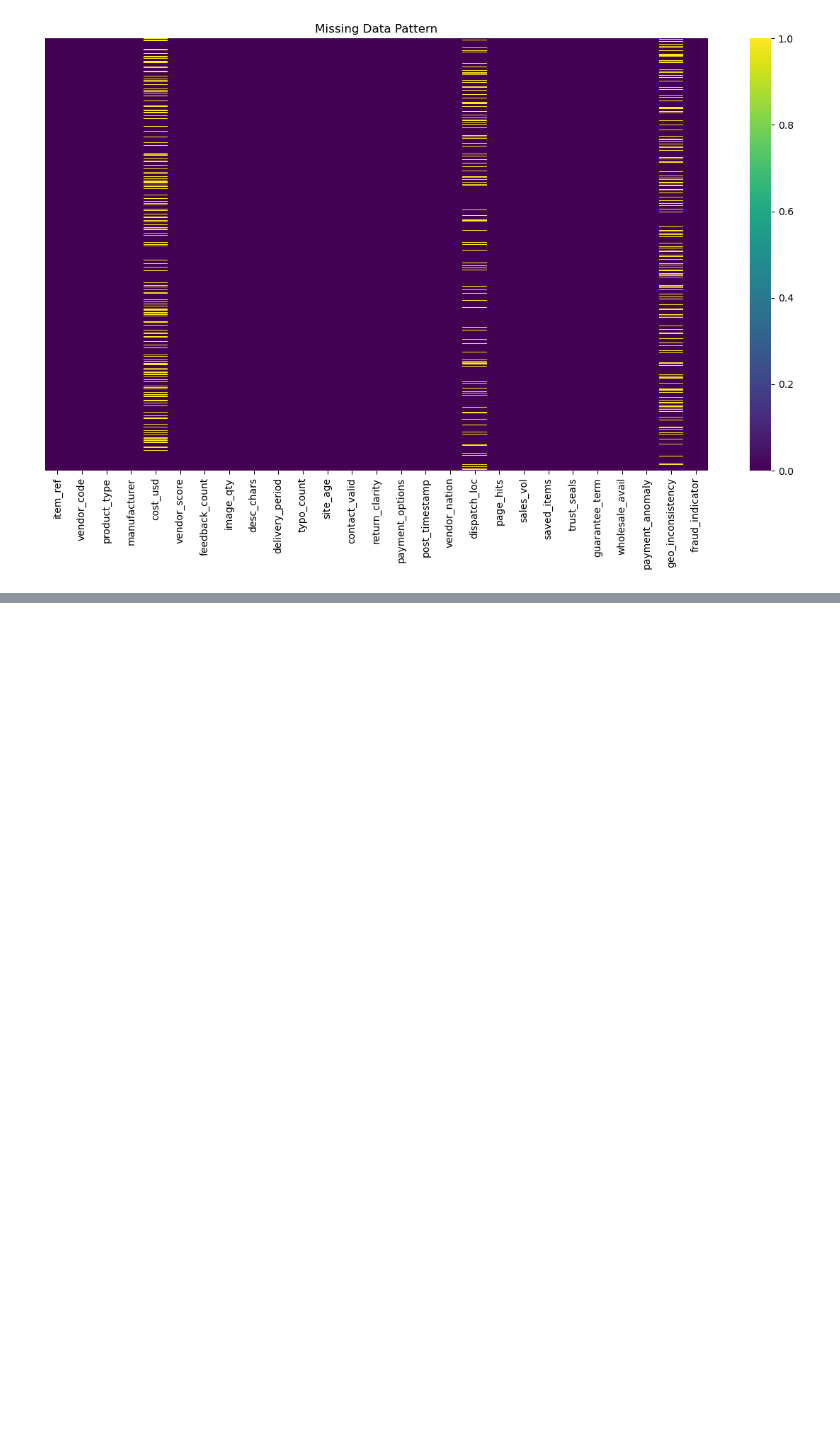
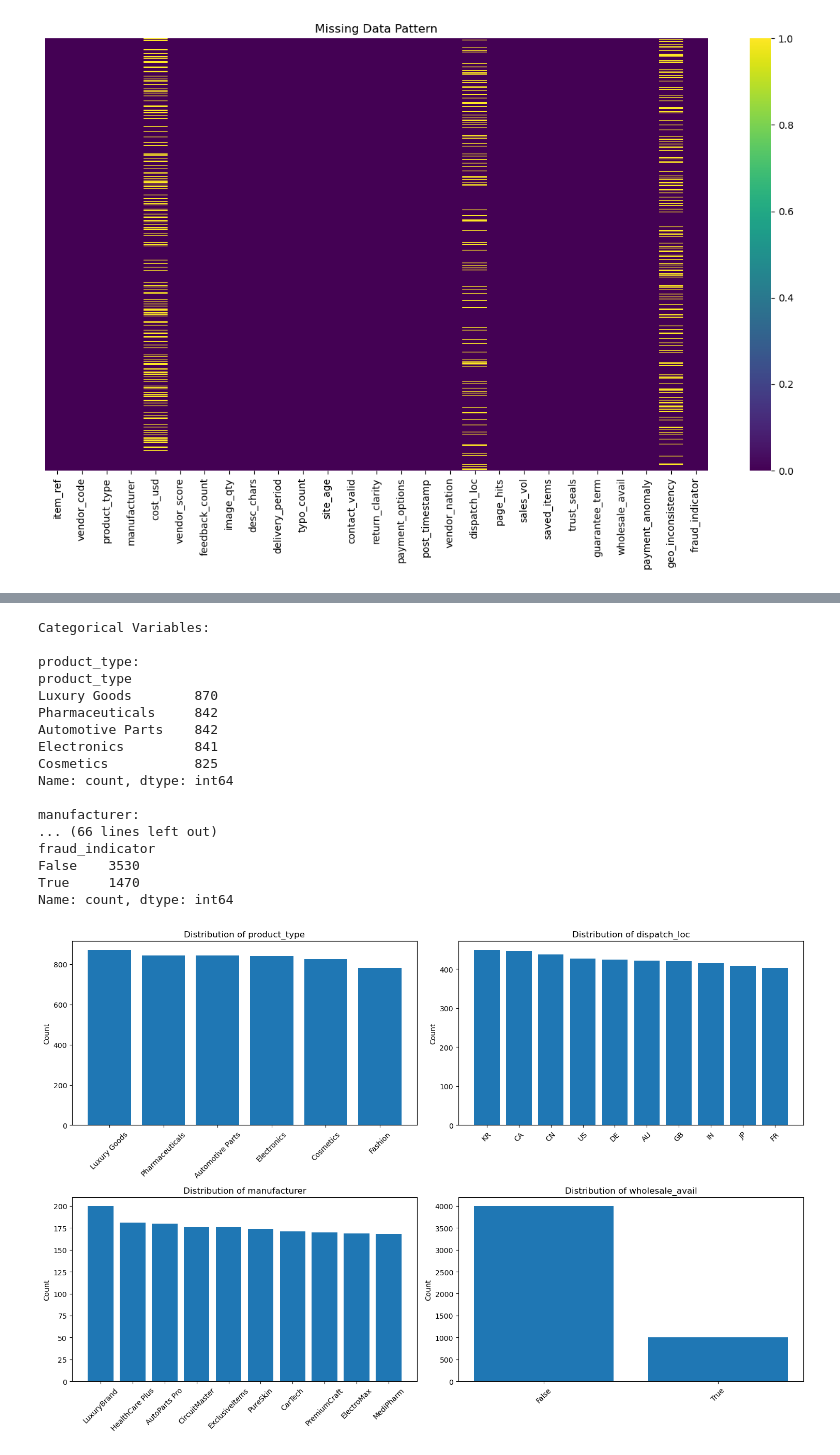
Before and after one commit to N1KH1LT0X1N/S4DS-Tasks, a Jupyter notebook: task1/S4DS_Task1.ipynb, the cells around one changed output, grey strips where cells are left out. Cells and saved outputs as stored; diff of their text form; code cells hidden in the pictures; blank space fills up the shorter version.

```diff
--- a/task1/S4DS_Task1.ipynb
+++ b/task1/S4DS_Task1.ipynb
@@ -167,0 +250,53 @@ plt.show()
+# %%
+# Categorical variables analysis
+categorical_cols = df.select_dtypes(include=['object', 'bool']).columns.tolist()
+categorical_cols = [col for col in categorical_cols if col not in ['item_ref', 'vendor_code']]
+
+print(f"\nCategorical Variables:")
+for col in categorical_cols:
+    print(f"\n{col}:")
+    print(df[col].value_counts().head())
+
+# Plot key categorical variables
+fig, axes = plt.subplots(2, 2, figsize=(15, 10))
+key_categorical = ['product_type', 'dispatch_loc', 'manufacturer', 'wholesale_avail']
+
+for i, col in enumerate(key_categorical):
+    if col in df.columns:
+        row, col_idx = divmod(i, 2)
+        if col == 'manufacturer':
+            # Show only top 10 manufacturers
+            top_manufacturers = df[col].value_counts().head(10)
+            axes[row, col_idx].bar(range(len(top_manufacturers)), top_manufacturers.values)
+            axes[row, col_idx].set_xticks(range(len(top_manufacturers)))
+            axes[row, col_idx].set_xticklabels(top_manufacturers.index, rotation=45)
+        else:
+            value_counts = df[col].value_counts()
+            axes[row, col_idx].bar(range(len(value_counts)), value_counts.values)
+            axes[row, col_idx].set_xticks(range(len(value_counts)))
+            axes[row, col_idx].set_xticklabels(value_counts.index, rotation=45)
+
+        axes[row, col_idx].set_title(f'Distribution of {col}')
+        axes[row, col_idx].set_ylabel('Count')
+
+plt.tight_layout()
+plt.show()
+# %% [output]
+Categorical Variables:
+
+product_type:
+product_type
+Luxury Goods        870
+Pharmaceuticals     842
+Automotive Parts    842
+Electronics         841
+Cosmetics           825
+Name: count, dtype: int64
+
+manufacturer:
+... (66 lines left out)
+fraud_indicator
+False    3530
+True     1470
+Name: count, dtype: int64
+[figure, added]
```
Also changed, not shown: parts of 8 cells of this notebook, 3 other files.
